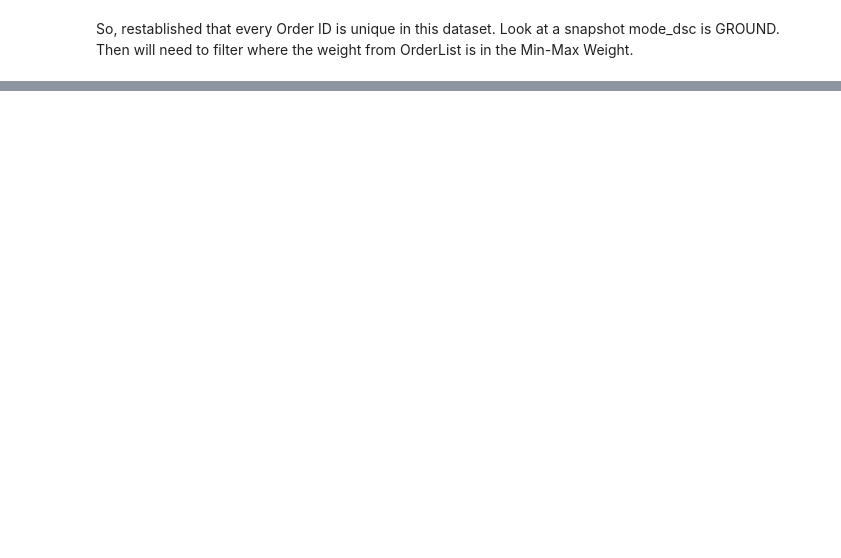
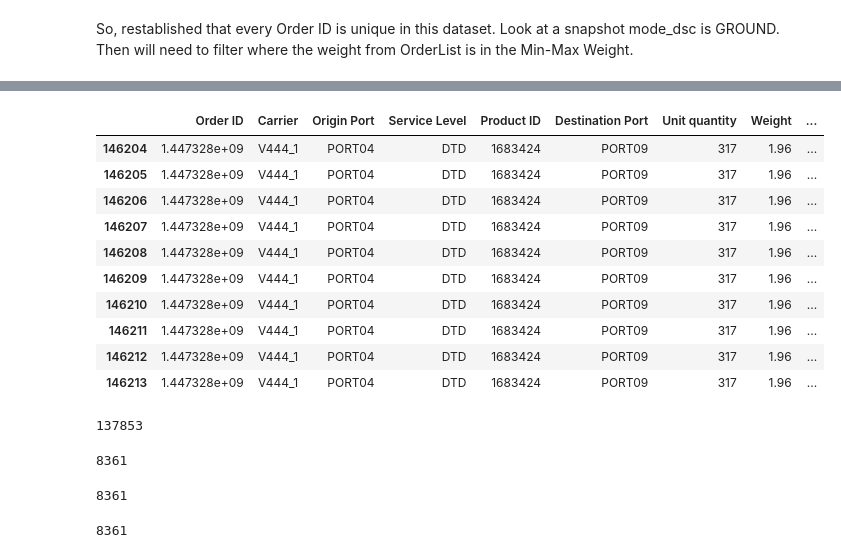
Before and after one commit to bravo-joe/supply-chain-optimization, a Jupyter notebook: notebooks/prototype_notebook.ipynb, the cells around one changed output, grey strips where cells are left out. Saved outputs shown, nothing was run; the diff lists cells and outputs as text; code cells hidden in the pictures; blank space fills up the shorter version.

```diff
--- a/notebooks/prototype_notebook.ipynb
+++ b/notebooks/prototype_notebook.ipynb
@@ -776,0 +941,47 @@ So, restablished that every Order ID is unique in this dataset. Look at a snapsh
+# %%
+merged_df = pd.merge(
+    raw_data_2,
+    freight_rates,
+    left_on=[
+        "Carrier",
+        "Origin Port",
+        "Destination Port",
+        "Service Level",
+    ],
+    right_on=[
+        "Carrier",
+        "orig_port_cd",
+        "dest_port_cd",
+        "svc_cd"
+    ],
+    how='left'
+)
+merged_df.tail(10)
+# %% [output]
+|  | Order ID | Carrier | Origin Port | Service Level | Product ID | Destination Port | Unit quantity | Weight | ... |
+| 146204 | 1.447328e+09 | V444_1 | PORT04 | DTD | 1683424 | PORT09 | 317 | 1.96 | ... |
+| 146205 | 1.447328e+09 | V444_1 | PORT04 | DTD | 1683424 | PORT09 | 317 | 1.96 | ... |
+| 146206 | 1.447328e+09 | V444_1 | PORT04 | DTD | 1683424 | PORT09 | 317 | 1.96 | ... |
+| 146207 | 1.447328e+09 | V444_1 | PORT04 | DTD | 1683424 | PORT09 | 317 | 1.96 | ... |
+| 146208 | 1.447328e+09 | V444_1 | PORT04 | DTD | 1683424 | PORT09 | 317 | 1.96 | ... |
+| 146209 | 1.447328e+09 | V444_1 | PORT04 | DTD | 1683424 | PORT09 | 317 | 1.96 | ... |
+| 146210 | 1.447328e+09 | V444_1 | PORT04 | DTD | 1683424 | PORT09 | 317 | 1.96 | ... |
+| 146211 | 1.447328e+09 | V444_1 | PORT04 | DTD | 1683424 | PORT09 | 317 | 1.96 | ... |
+| 146212 | 1.447328e+09 | V444_1 | PORT04 | DTD | 1683424 | PORT09 | 317 | 1.96 | ... |
+| 146213 | 1.447328e+09 | V444_1 | PORT04 | DTD | 1683424 | PORT09 | 317 | 1.96 | ... |
+# %%
+len(merged_df) - len(raw_data_2)
+# %% [output]
+137853
+# %%
+len(raw_data_2)
+# %% [output]
+8361
+# %%
+(len(order_list) - crf_count)
+# %% [output]
+8361
+# %%
+len(merged_df["Order ID"].unique())
+# %% [output]
+8361
```
Also changed, not shown: parts of 119 cells of this notebook.
